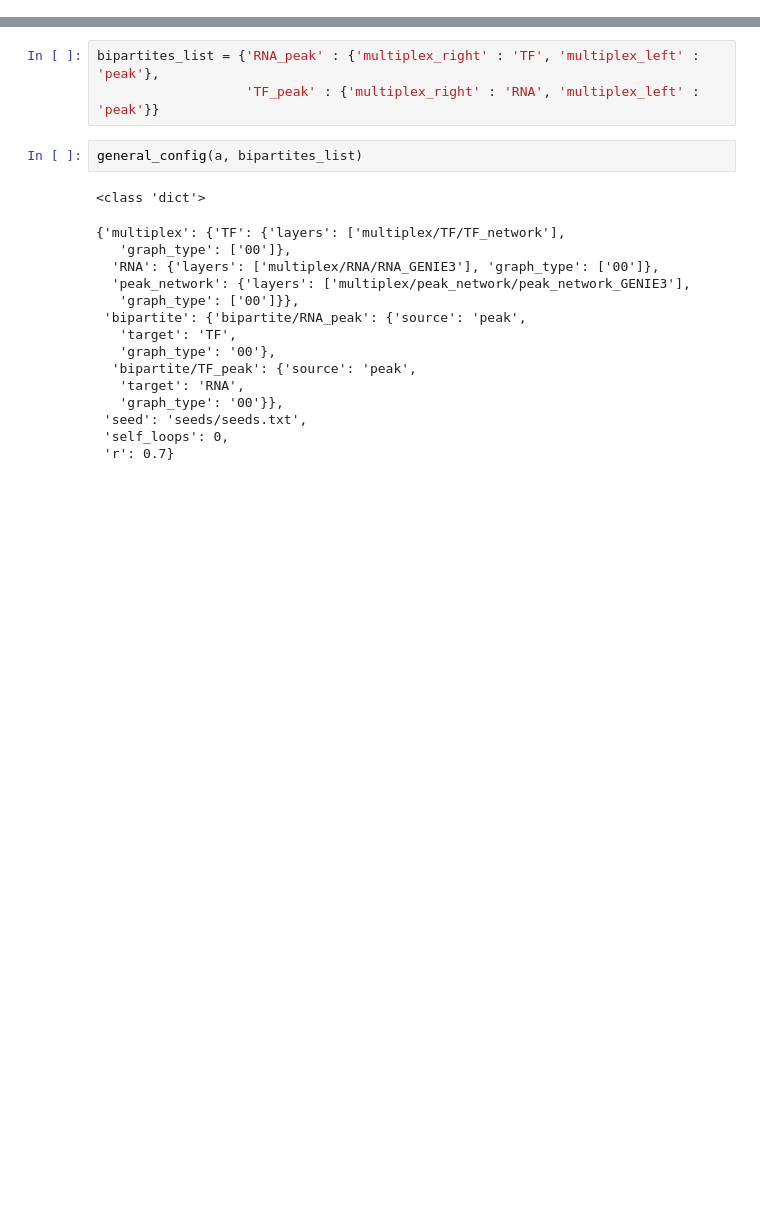
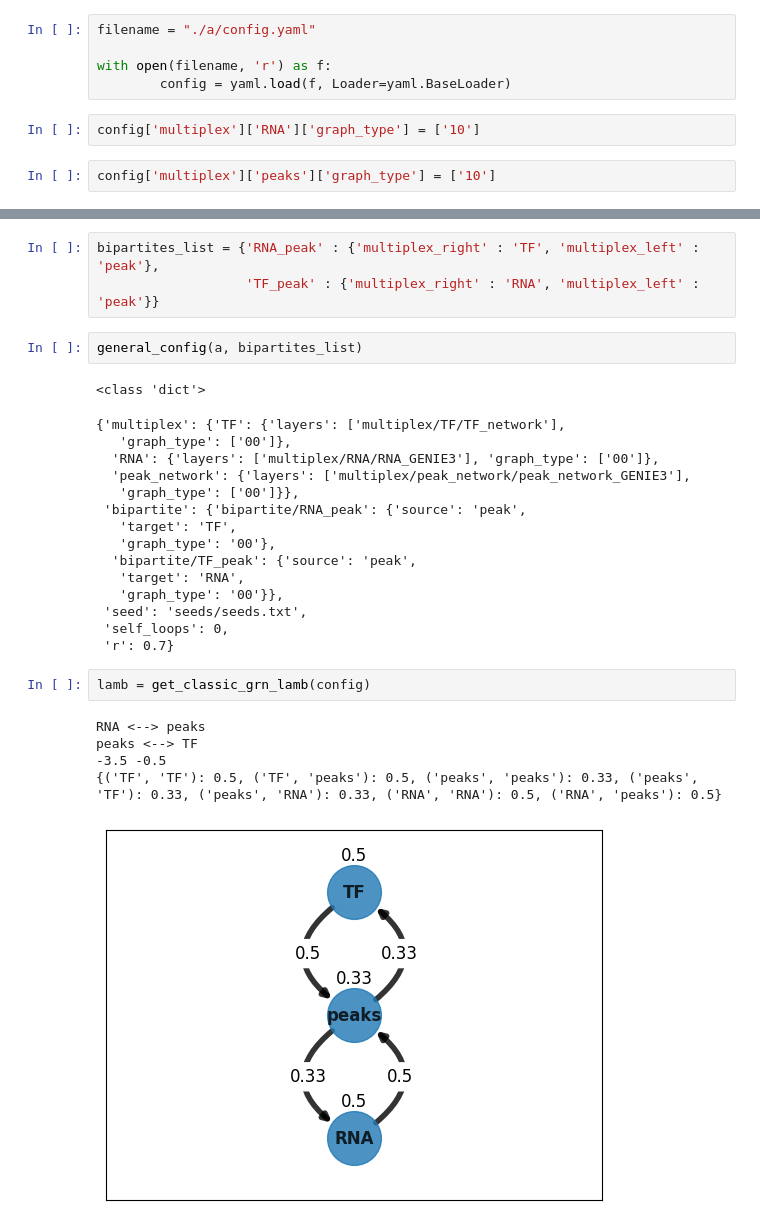
Before and after one commit to cantinilab/HuMMuS, a Jupyter notebook: test_hummuspy.ipynb, the cells around one changed output, grey strips where cells are left out. Cells and saved outputs as stored; diff of their text form; blank space fills up the shorter version.

```diff
--- a/test_hummuspy.ipynb
+++ b/test_hummuspy.ipynb
@@ -116,0 +625,9 @@ def setup_proba_config(
+# %%
+filename = "./a/config.yaml"
+
+with open(filename, 'r') as f:
+        config = yaml.load(f, Loader=yaml.BaseLoader)
+# %%
+config['multiplex']['RNA']['graph_type'] = ['10']
+# %%
+config['multiplex']['peaks']['graph_type'] = ['10']
@@ -145,3 +687,11 @@ general_config(a, bipartites_list)
  'seed': 'seeds/seeds.txt',
  'self_loops': 0,
  'r': 0.7}
+# %%
+lamb = get_classic_grn_lamb(config)
+# %% [output]
+RNA <--> peaks
+peaks <--> TF
+-3.5 -0.5
+{('TF', 'TF'): 0.5, ('TF', 'peaks'): 0.5, ('peaks', 'peaks'): 0.33, ('peaks', 'TF'): 0.33, ('peaks', 'RNA'): 0.33, ('RNA', 'RNA'): 0.5, ('RNA', 'peaks'): 0.5}
+[figure, added]
```
Also changed, not shown: parts of 50 cells of this notebook, 50 other files.
